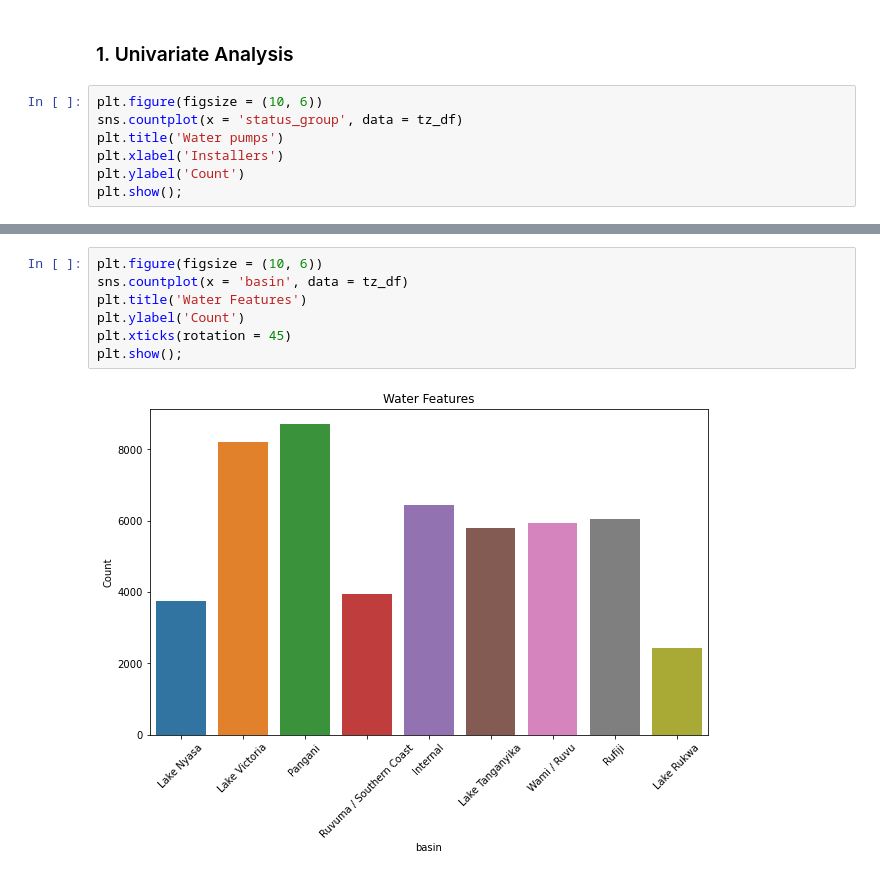
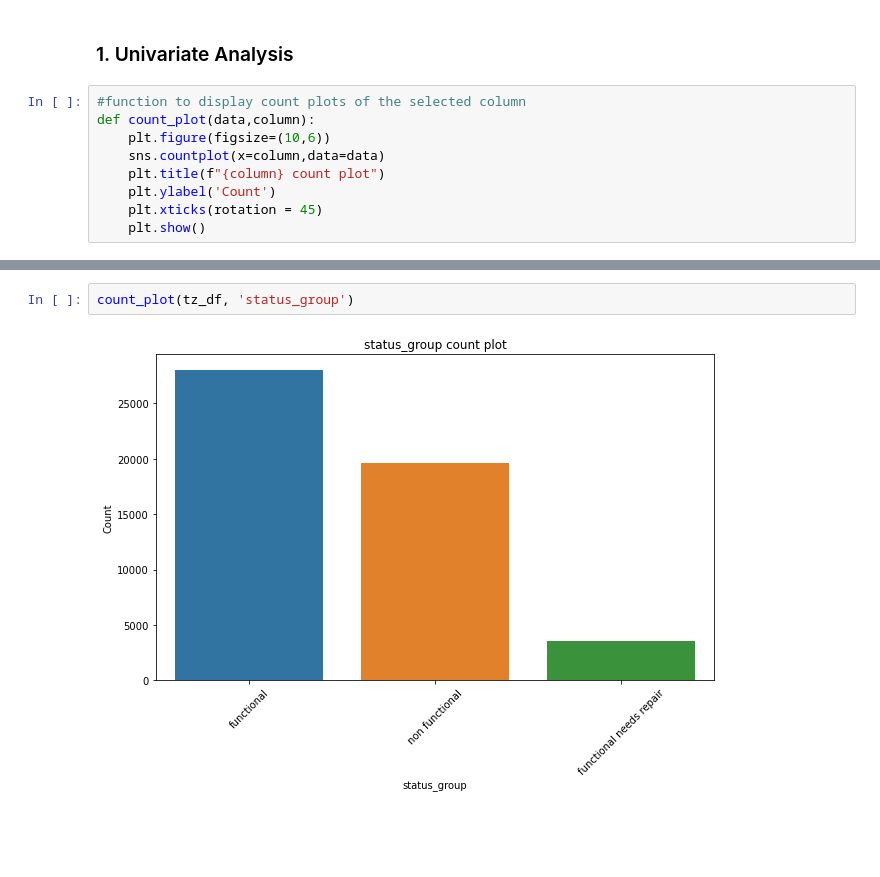
Before and after one commit to brian-magembe/Tanzania_Water_Wells, a Jupyter notebook: The Miner League.ipynb, the cells around one changed output, grey strips where cells are left out. Cells and saved outputs as stored; diff of their text form; blank space fills up the shorter version.

```diff
--- a/The Miner League.ipynb
+++ b/The Miner League.ipynb
@@ -352,9 +418,11 @@ pd.concat([count_values(tz_df[c]) for c in categorical_cols])
 # %% [markdown]
 ### 1. Univariate Analysis
 # %%
-plt.figure(figsize = (10, 6))
-sns.countplot(x = 'status_group', data = tz_df)
-plt.title('Water pumps')
-plt.xlabel('Installers')
-plt.ylabel('Count')
-plt.show();
+#function to display count plots of the selected column
+def count_plot(data,column):
+    plt.figure(figsize=(10,6))
+    sns.countplot(x=column,data=data)
+    plt.title(f"{column} count plot")
+    plt.ylabel('Count')
+    plt.xticks(rotation = 45)
+    plt.show()
@@ -371,9 +429,4 @@ plt.show();
-# %%
-plt.figure(figsize = (10, 6))
-sns.countplot(x = 'basin', data = tz_df)
-plt.title('Water Features')
-plt.ylabel('Count')
-plt.xticks(rotation = 45)
-plt.show();
-# %% [output]
-[figure, removed]
+# %%
+count_plot(tz_df, 'status_group')
+# %% [output]
+[figure, added]
```
Also changed, not shown: parts of 21 cells of this notebook.
